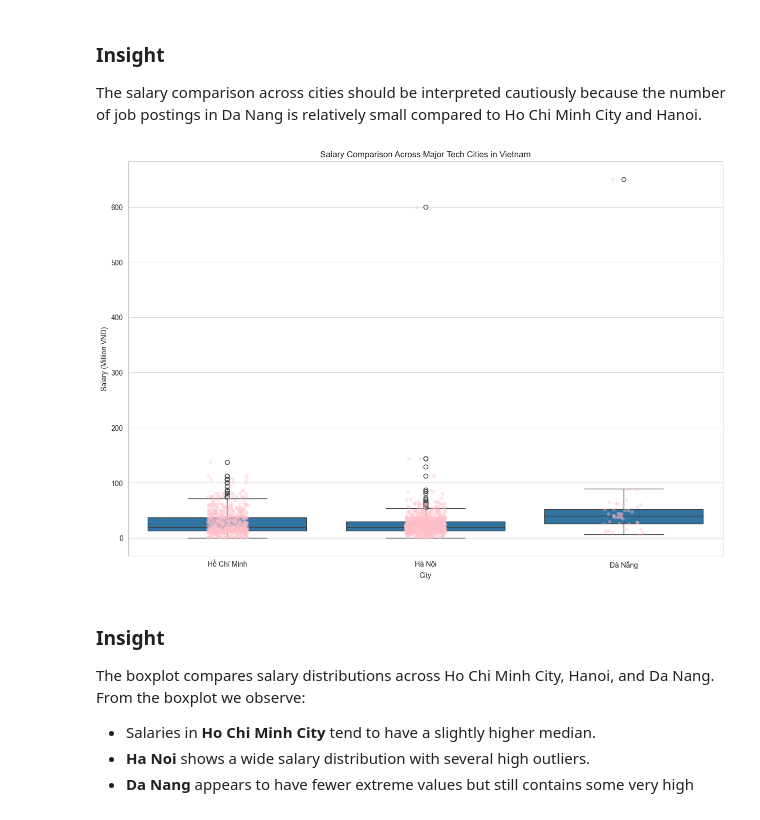
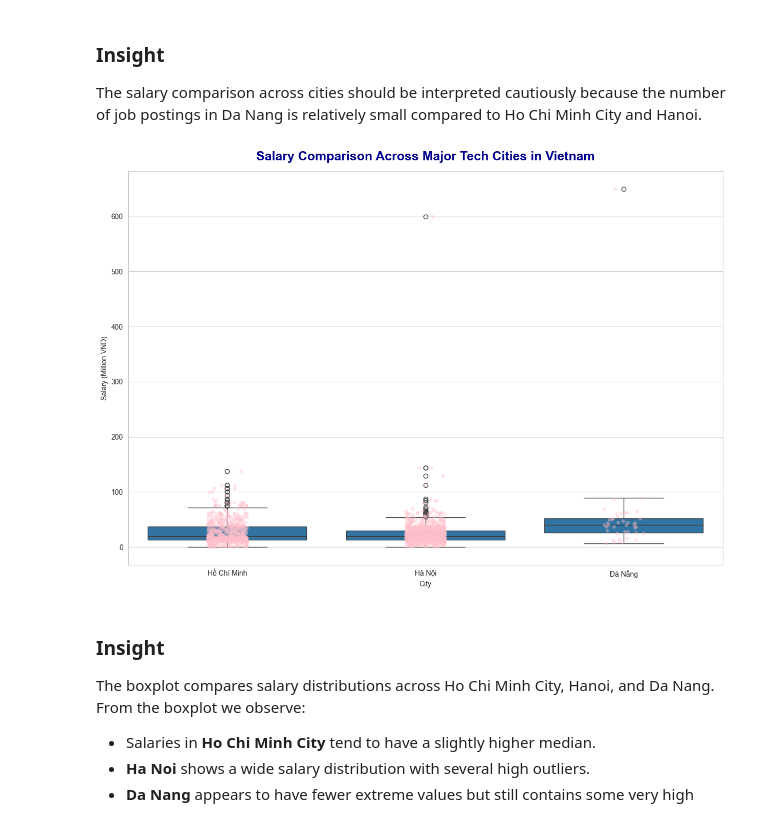
Before and after one commit to ndhoang2310/ADYm_project, a Jupyter notebook: analysis/eda_salary.ipynb, the cells around one changed output. Saved outputs shown, nothing was run; the diff lists cells and outputs as text; code cells hidden in the pictures.

```diff
--- a/analysis/eda_salary.ipynb
+++ b/analysis/eda_salary.ipynb
@@ -192,18 +225,18 @@ The salary comparison across cities should be interpreted cautiously because the
 # %%
 plt.figure(figsize=(15,10))
 order = ["Hồ Chí Minh","Hà Nội","Đà Nẵng"]
 
 sns.boxplot(x="city_clean", y="salary", data=df_city, order=order )
 
 sns.stripplot(x="city_clean", y="salary", data=df_city, color="pink", alpha=0.4)
 
-plt.title("Salary Comparison Across Major Tech Cities in Vietnam")
+plt.title("Salary Comparison Across Major Tech Cities in Vietnam", fontsize=18, fontweight="bold",pad=15, color="darkblue")
 plt.xlabel("City")
 plt.ylabel("Salary (Million VND)")
 
 plt.show()
 # %% [output]
-[figure, old version]
+[figure, new version]
 # %% [markdown]
 ### Insight
 The boxplot compares salary distributions across Ho Chi Minh City, Hanoi, and Da Nang.
```
Also changed, not shown: parts of 6 cells of this notebook.
